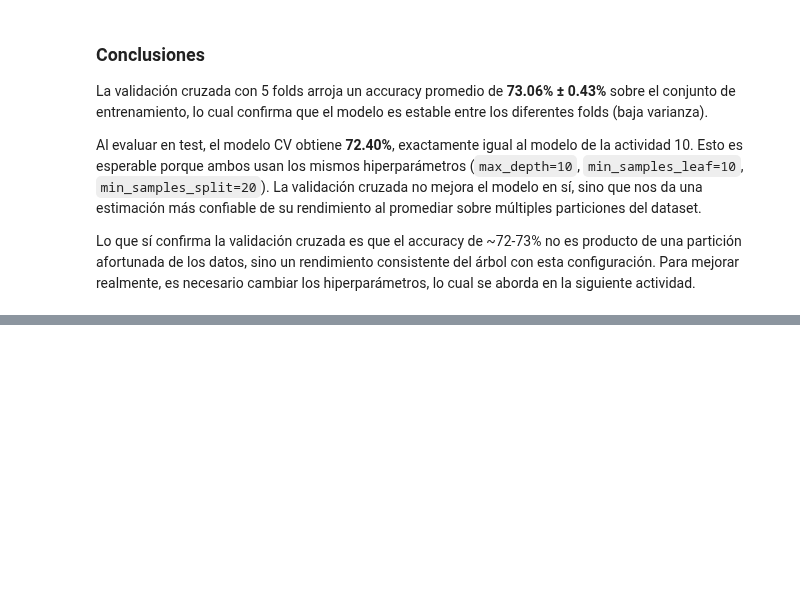
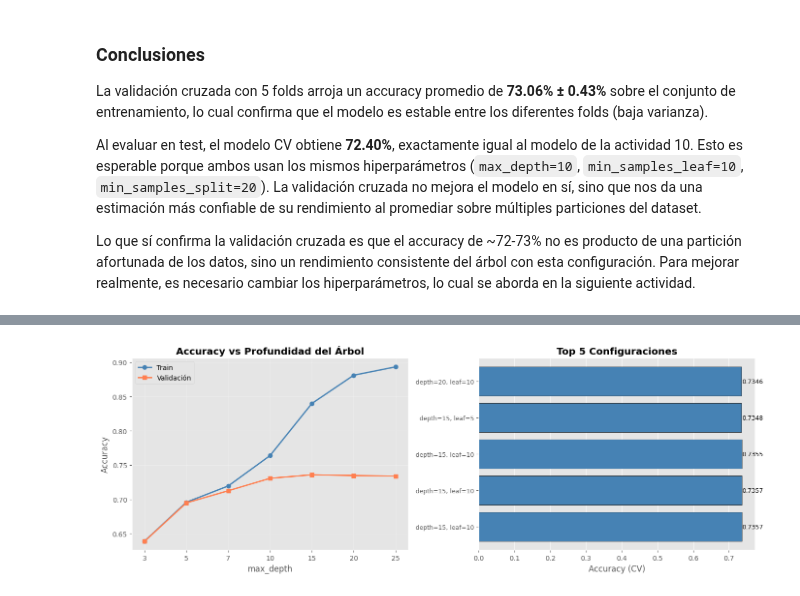
Before and after one commit to FerAHMz/lab4-md, a Jupyter notebook: lab4.ipynb, the cells around one changed output, grey strips where cells are left out. Cells and saved outputs as stored; diff of their text form; code cells hidden in the pictures; blank space fills up the shorter version.

Commit message:
actividad 14 - tuneo de profundidad del árbol

```diff
--- a/lab4.ipynb
+++ b/lab4.ipynb
@@ -2705,0 +2777,45 @@ Lo que sí confirma la validación cruzada es que el accuracy de ~72-73% no es p
+# %%
+### 14.2 Comparación visual de profundidades
+
+results = pd.DataFrame(grid_clf.cv_results_)
+
+# Mejor accuracy por cada profundidad
+depth_results = results.groupby('param_classifier__max_depth').agg({
+    'mean_train_score': 'max',
+    'mean_test_score': 'max'
+}).reset_index()
+depth_results.columns = ['max_depth', 'train_acc', 'val_acc']
+depth_labels = [str(d) if d is not None else 'Sin límite' for d in depth_results['max_depth']]
+
+fig, axes = plt.subplots(1, 2, figsize=(14, 5))
+
+# Train vs Validation por profundidad
+axes[0].plot(range(len(depth_labels)), depth_results['train_acc'], 'o-', label='Train', color='steelblue', linewidth=2)
+axes[0].plot(range(len(depth_labels)), depth_results['val_acc'], 's-', label='Validación', color='coral', linewidth=2)
+axes[0].set_xticks(range(len(depth_labels)))
+axes[0].set_xticklabels(depth_labels)
+axes[0].set_xlabel('max_depth')
+axes[0].set_ylabel('Accuracy')
+axes[0].set_title('Accuracy vs Profundidad del Árbol', fontweight='bold')
+axes[0].legend()
+axes[0].grid(alpha=0.3)
+
+# Top 5 configuraciones
+top5 = results.nlargest(5, 'mean_test_score')[['param_classifier__max_depth',
+    'param_classifier__min_samples_leaf', 'param_classifier__min_samples_split',
+    'mean_test_score', 'std_test_score']]
+
+axes[1].barh(range(5), top5['mean_test_score'].values, color='steelblue', edgecolor='black')
+labels_top = [f"depth={r['param_classifier__max_depth']}, leaf={r['param_classifier__min_samples_leaf']}"
+              for _, r in top5.iterrows()]
+axes[1].set_yticks(range(5))
+axes[1].set_yticklabels(labels_top, fontsize=9)
+axes[1].set_xlabel('Accuracy (CV)')
+axes[1].set_title('Top 5 Configuraciones', fontweight='bold')
+for i, v in enumerate(top5['mean_test_score'].values):
+    axes[1].text(v + 0.001, i, f'{v:.4f}', va='center', fontsize=9)
+
+plt.tight_layout()
+plt.show()
+# %% [output]
+[figure, added]
```
Also changed, not shown: parts of 20 cells of this notebook.
